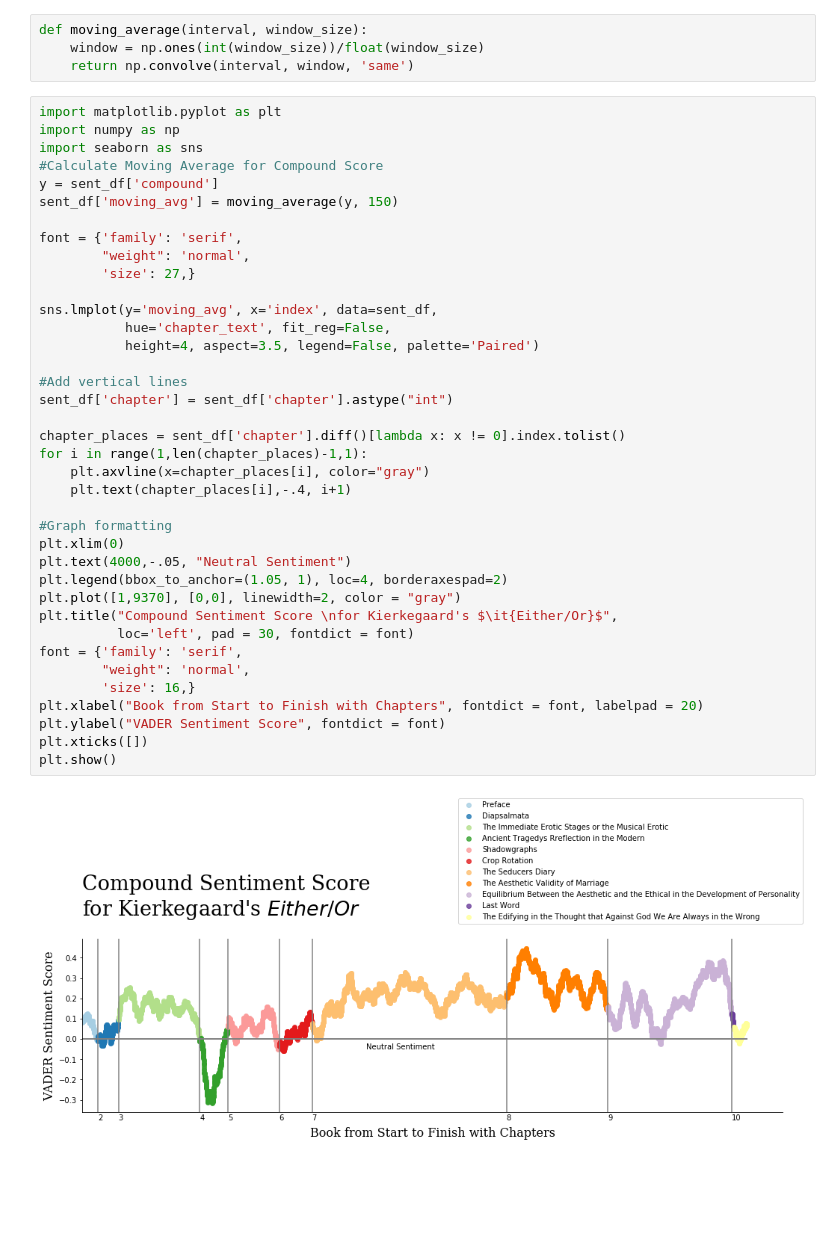
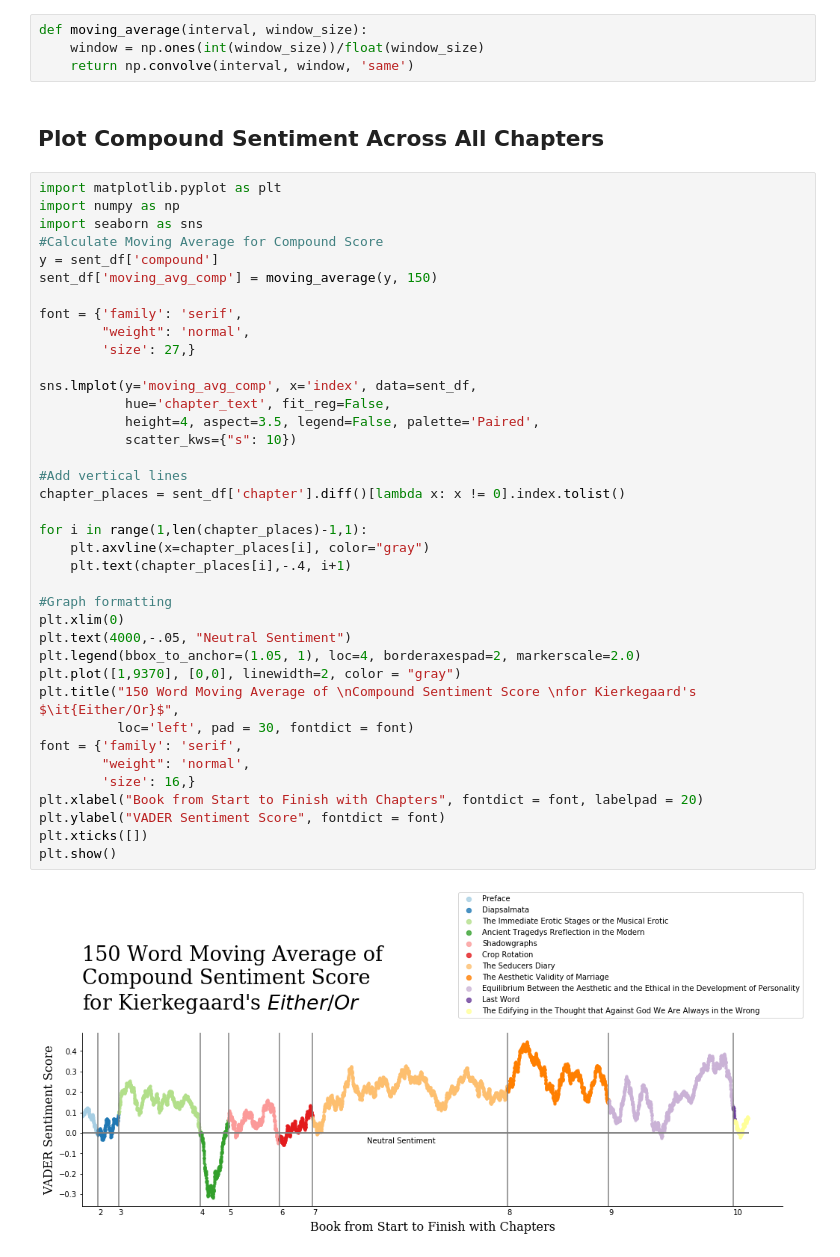
Before and after one commit to paulmtree/Philosophy_Analysis, a Jupyter notebook: Preliminary Sentiment Analysis.ipynb, the cells around one changed output. Drawn from its saved outputs; the diff is of its cells as text; blank space fills up the shorter version.

```diff
--- a/Preliminary Sentiment Analysis.ipynb
+++ b/Preliminary Sentiment Analysis.ipynb
@@ -204,43 +215,45 @@ sent_df.head()
 def moving_average(interval, window_size):
     window = np.ones(int(window_size))/float(window_size)
     return np.convolve(interval, window, 'same')
+# %% [markdown]
+## Plot Compound Sentiment Across All Chapters
 # %%
 import matplotlib.pyplot as plt
 import numpy as np
 import seaborn as sns
 #Calculate Moving Average for Compound Score
 y = sent_df['compound']
-sent_df['moving_avg'] = moving_average(y, 150)
+sent_df['moving_avg_comp'] = moving_average(y, 150)
 
 font = {'family': 'serif',
         "weight": 'normal',
         'size': 27,}
 
-sns.lmplot(y='moving_avg', x='index', data=sent_df,
+sns.lmplot(y='moving_avg_comp', x='index', data=sent_df,
            hue='chapter_text', fit_reg=False,
-           height=4, aspect=3.5, legend=False, palette='Paired')
+           height=4, aspect=3.5, legend=False, palette='Paired',
+           scatter_kws={"s": 10})
 
 #Add vertical lines
-sent_df['chapter'] = sent_df['chapter'].astype("int")
+chapter_places = sent_df['chapter'].diff()[lambda x: x != 0].index.tolist()
 
-chapter_places = sent_df['chapter'].diff()[lambda x: x != 0].index.tolist()
 for i in range(1,len(chapter_places)-1,1):
     plt.axvline(x=chapter_places[i], color="gray")
     plt.text(chapter_places[i],-.4, i+1)
 
 #Graph formatting
 plt.xlim(0)
 plt.text(4000,-.05, "Neutral Sentiment")
-plt.legend(bbox_to_anchor=(1.05, 1), loc=4, borderaxespad=2)
+plt.legend(bbox_to_anchor=(1.05, 1), loc=4, borderaxespad=2, markerscale=2.0)
 plt.plot([1,9370], [0,0], linewidth=2, color = "gray")
-plt.title("Compound Sentiment Score \nfor Kierkegaard's $\it{Either/Or}$",
+plt.title("150 Word Moving Average of \nCompound Sentiment Score \nfor Kierkegaard's $\it{Either/Or}$",
           loc='left', pad = 30, fontdict = font)
 font = {'family': 'serif',
         "weight": 'normal',
         'size': 16,}
 plt.xlabel("Book from Start to Finish with Chapters", fontdict = font, labelpad = 20)
 plt.ylabel("VADER Sentiment Score", fontdict = font)
 plt.xticks([])
 plt.show()
 # %% [output]
-[figure, old version]
+[figure, new version]
```
Also changed, not shown: parts of 21 cells of this notebook.
